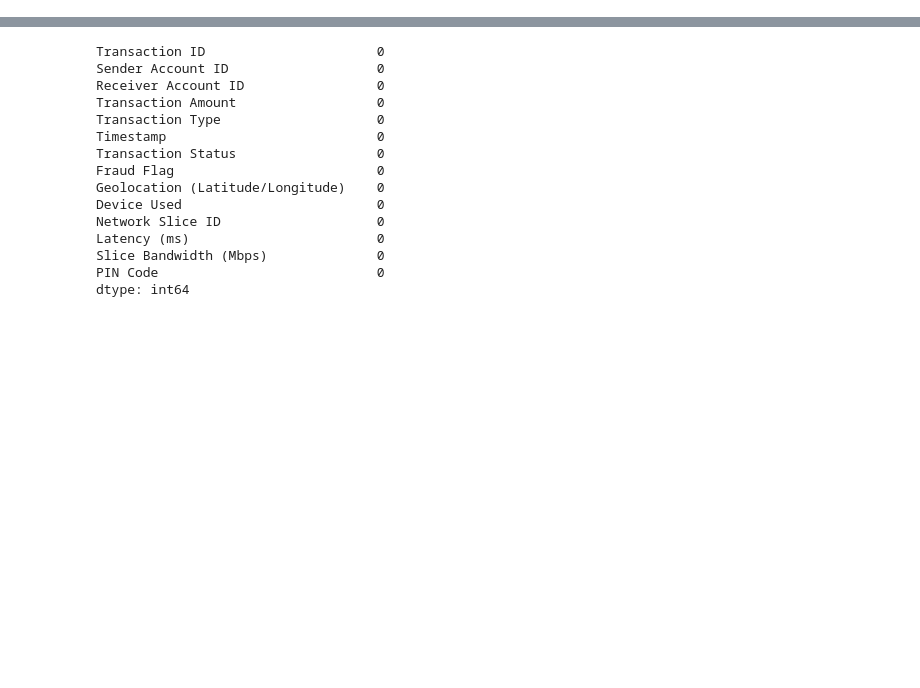
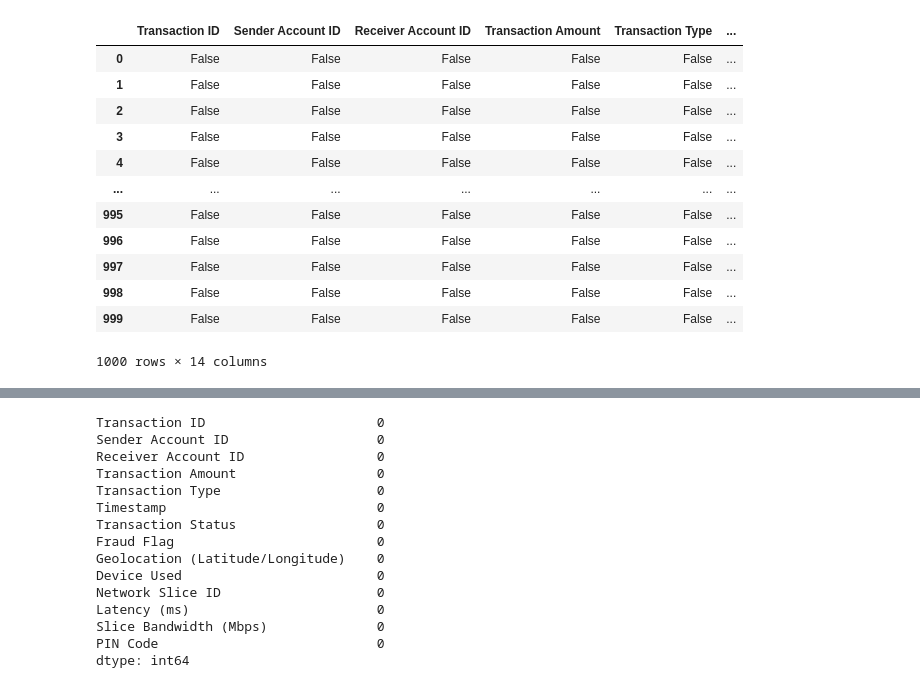
Before and after one commit to Saswankar1/IBM_DataSci, a Jupyter notebook: Class5/transaction_SVM.ipynb, the cells around one changed output, grey strips where cells are left out. Drawn from its saved outputs; the diff is of its cells as text; code cells hidden in the pictures; blank space fills up the shorter version.

```diff
--- a/Class5/transaction_SVM.ipynb
+++ b/Class5/transaction_SVM.ipynb
@@ -16,0 +40,16 @@ df.head()
+# %%
+df.isnull()
+# %% [output]
+|  | Transaction ID | Sender Account ID | Receiver Account ID | Transaction Amount | Transaction Type | ... |
+| 0 | False | False | False | False | False | ... |
+| 1 | False | False | False | False | False | ... |
+| 2 | False | False | False | False | False | ... |
+| 3 | False | False | False | False | False | ... |
+| 4 | False | False | False | False | False | ... |
+| ... | ... | ... | ... | ... | ... | ... |
+| 995 | False | False | False | False | False | ... |
+| 996 | False | False | False | False | False | ... |
+| 997 | False | False | False | False | False | ... |
+| 998 | False | False | False | False | False | ... |
+| 999 | False | False | False | False | False | ... |
+1000 rows × 14 columns
```
Also changed, not shown: parts of 28 cells of this notebook.
